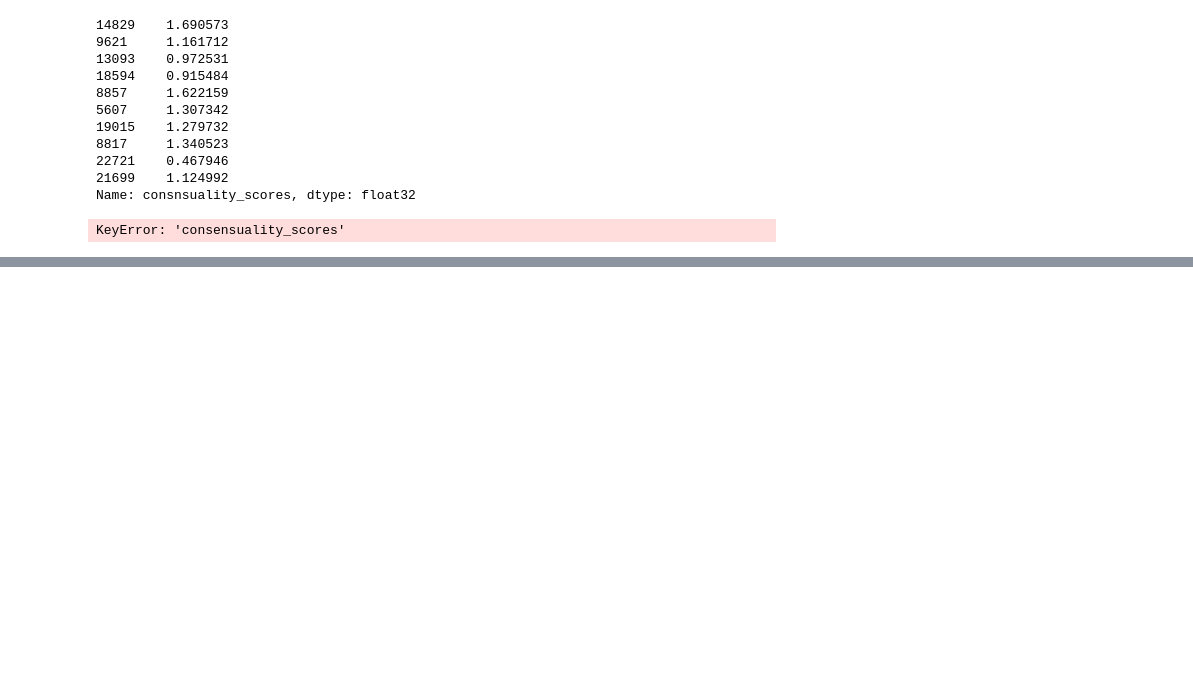
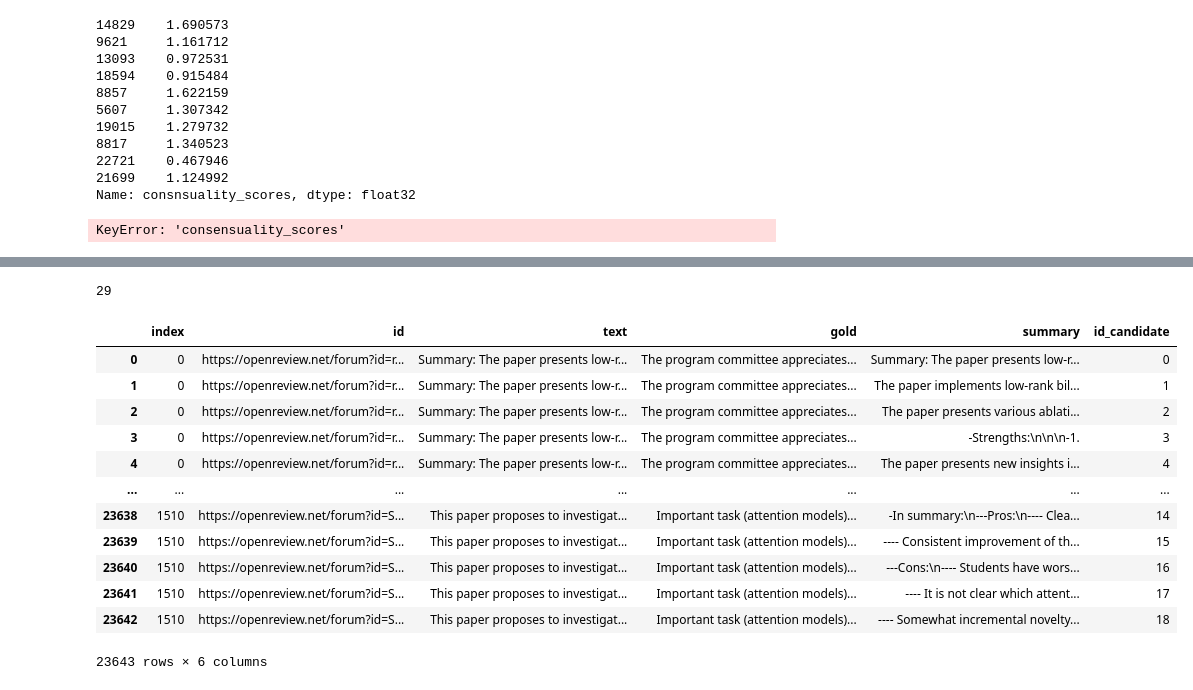
Before and after one commit to alialhousseini/glimpse-mds, a Jupyter notebook: NLP_main_notebook.ipynb, the cells around one changed output, grey strips where cells are left out. Cells and saved outputs as stored; diff of their text form; code cells hidden in the pictures; blank space fills up the shorter version.

```diff
--- a/NLP_main_notebook.ipynb
+++ b/NLP_main_notebook.ipynb
@@ -210,0 +317,25 @@ KeyError: 'consensuality_scores'
+# %%
+import nltk
+text = dftest[dftest['id']=='https://openreview.net/forum?id=r1rhWnZkg']['text'][0].replace('-----', '\n')
+#print(text)
+sentences = nltk.sent_tokenize(text)
+sentences = [sentence for sentence in sentences if sentence != ""]
+print(len(sentences))
+# %% [output]
+29
+# %%
+dftest
+# %% [output]
+|  | index | id | text | gold | summary | id_candidate |
+| 0 | 0 | https://openreview.net/forum?id=r... | Summary: The paper presents low-r... | The program committee appreciates... | Summary: The paper presents low-r... | 0 |
+| 1 | 0 | https://openreview.net/forum?id=r... | Summary: The paper presents low-r... | The program committee appreciates... | The paper implements low-rank bil... | 1 |
+| 2 | 0 | https://openreview.net/forum?id=r... | Summary: The paper presents low-r... | The program committee appreciates... | The paper presents various ablati... | 2 |
+| 3 | 0 | https://openreview.net/forum?id=r... | Summary: The paper presents low-r... | The program committee appreciates... | -Strengths:\n\n\n-1. | 3 |
+| 4 | 0 | https://openreview.net/forum?id=r... | Summary: The paper presents low-r... | The program committee appreciates... | The paper presents new insights i... | 4 |
+| ... | ... | ... | ... | ... | ... | ... |
+| 23638 | 1510 | https://openreview.net/forum?id=S... | This paper proposes to investigat... | Important task (attention models)... | -In summary:\n---Pros:\n---- Clea... | 14 |
+| 23639 | 1510 | https://openreview.net/forum?id=S... | This paper proposes to investigat... | Important task (attention models)... | ---- Consistent improvement of th... | 15 |
+| 23640 | 1510 | https://openreview.net/forum?id=S... | This paper proposes to investigat... | Important task (attention models)... | ---Cons:\n---- Students have wors... | 16 |
+| 23641 | 1510 | https://openreview.net/forum?id=S... | This paper proposes to investigat... | Important task (attention models)... | ---- It is not clear which attent... | 17 |
+| 23642 | 1510 | https://openreview.net/forum?id=S... | This paper proposes to investigat... | Important task (attention models)... | ---- Somewhat incremental novelty... | 18 |
+23643 rows × 6 columns
```
Also changed, not shown: parts of 16 cells of this notebook, 2 other files.
